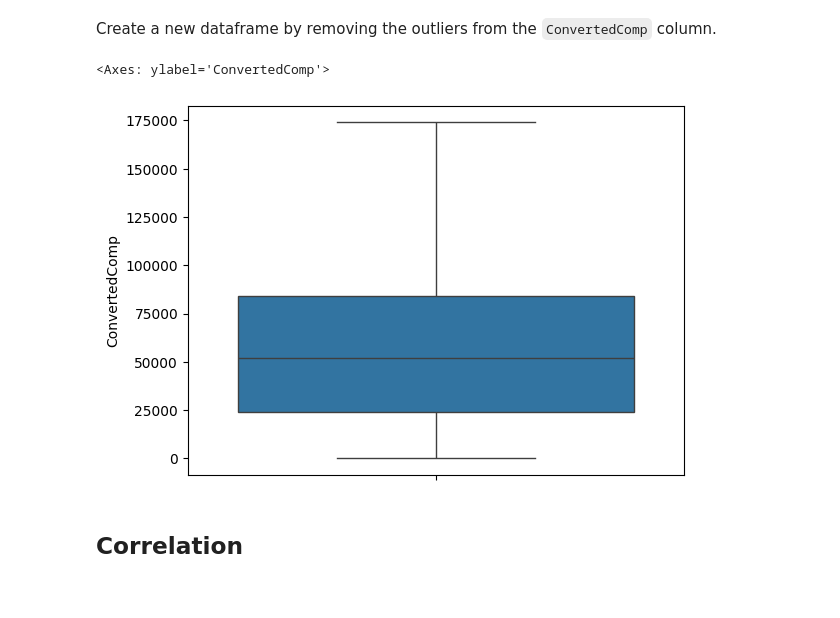
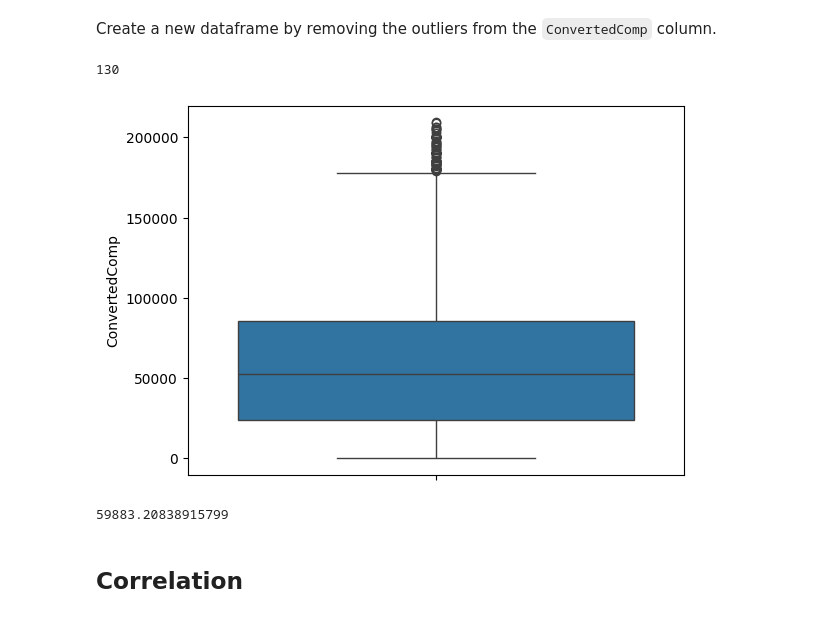
Before and after one commit to KirtlandRoss/DataAnalysisProjects, a Jupyter notebook: Captsone/Week3/M3ExploratoryDataAnalysis-lab.ipynb, the cells around one changed output. Drawn from its saved outputs; the diff is of its cells as text; code cells hidden in the pictures.

```diff
--- a/Captsone/Week3/M3ExploratoryDataAnalysis-lab.ipynb
+++ b/Captsone/Week3/M3ExploratoryDataAnalysis-lab.ipynb
@@ -173,7 +177,7 @@ lower_bound, upper_bound
 Identify how many outliers are there in the `ConvertedComp` column.
 # %%
 
-def outliers() :
+def findOutliers() :
     Q1 = df['ConvertedComp'].quantile(0.25)
     Q3 = df['ConvertedComp'].quantile(0.75)
     IQR = Q3 - Q1
@@ -182,19 +186,24 @@ def outliers() :
     upper_bound = Q3 + 1.5 * IQR
 
     return df[(df['ConvertedComp'] < lower_bound) | (df['ConvertedComp'] > upper_bound)]
-
-print(len(outliers()))
+outliers = findOutliers()
+print(len(outliers))
 # %% [output]
 879
 # %% [markdown]
 Create a new dataframe by removing the outliers from the `ConvertedComp` column.
 # %%
 
-df = df.drop(outliers().index)
+df = df.drop(outliers.index)
 sns.boxplot(df['ConvertedComp'])
+print(len(findOutliers()))
 # %% [output]
-<Axes: ylabel='ConvertedComp'>
+130
-[figure, old version]
+[figure, new version]
+# %%
+df['ConvertedComp'].mean()
+# %% [output]
+59883.20838915799
 # %% [markdown]
 ## Correlation
 # %% [markdown]
```
Also changed, not shown: parts of 3 cells of this notebook, 3 other files.
